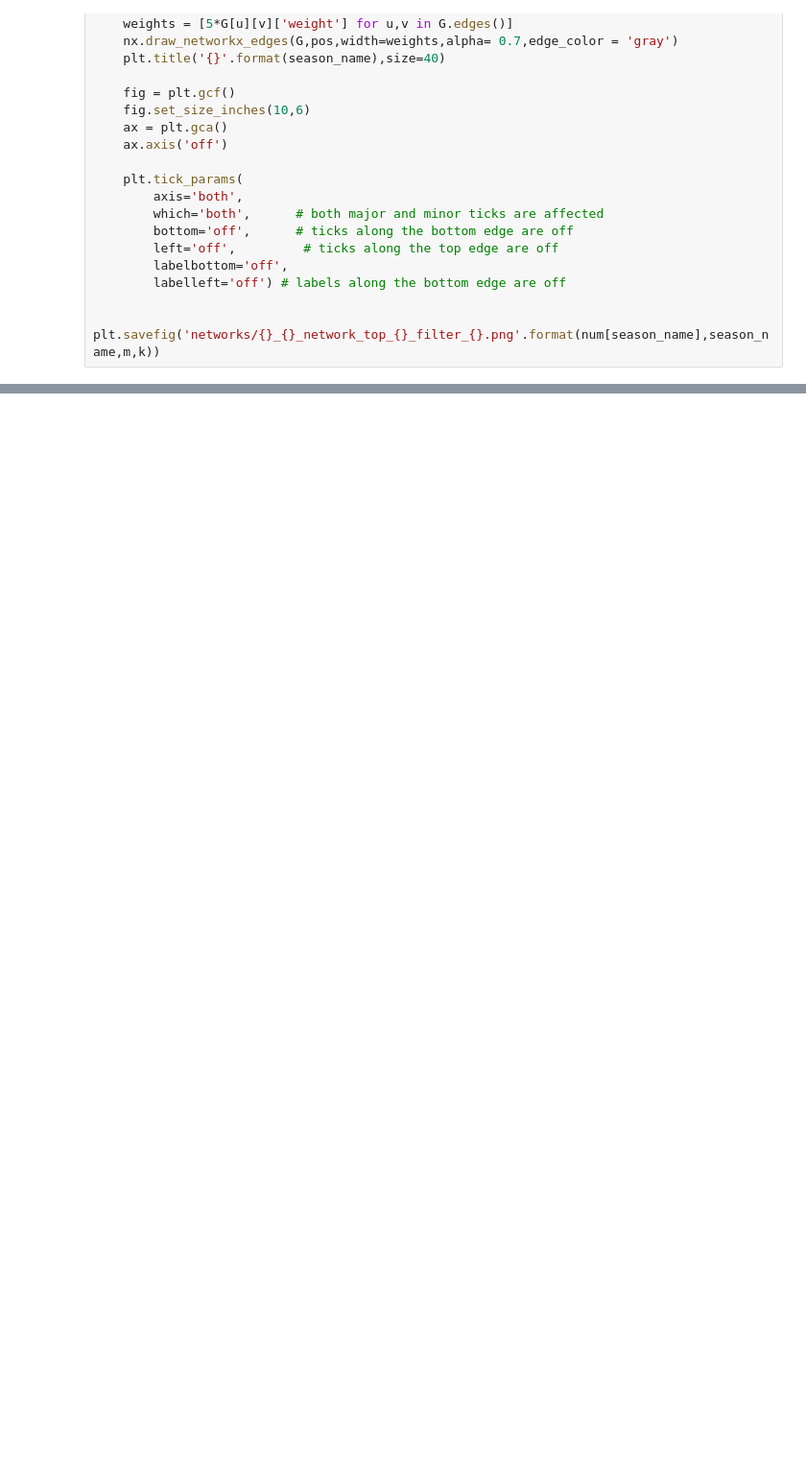
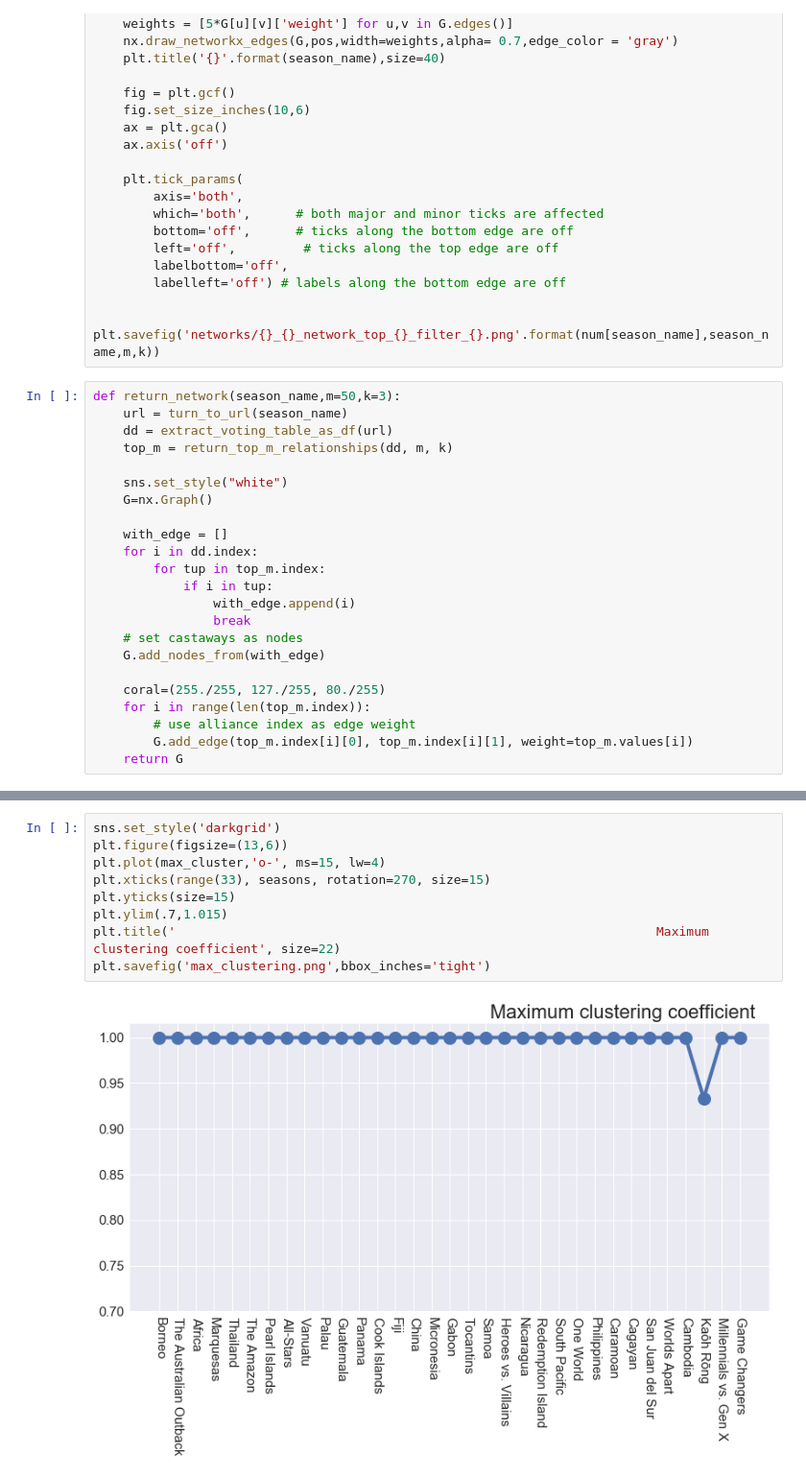
Before and after one commit to piocalderon/survivor-alliance-analysis, a Jupyter notebook: Survivor Alliance Network.ipynb, the cells around one changed output, grey strips where cells are left out. Shown: that part at 96% size. Drawn from its saved outputs; the diff is of its cells as text; blank space fills up the shorter version.

```diff
--- a/Survivor Alliance Network.ipynb
+++ b/Survivor Alliance Network.ipynb
@@ -415,6 +397,29 @@ def plot_network(season_name,m=50,k=3):
         labelleft='off') # labels along the bottom edge are off
 
     plt.savefig('networks/{}_{}_network_top_{}_filter_{}.png'.format(num[season_name],season_name,m,k))
+# %%
+def return_network(season_name,m=50,k=3):
+    url = turn_to_url(season_name)
+    dd = extract_voting_table_as_df(url)
+    top_m = return_top_m_relationships(dd, m, k)
+
+    sns.set_style("white")
+    G=nx.Graph()
+
+    with_edge = []
+    for i in dd.index:
+        for tup in top_m.index:
+            if i in tup:
+                with_edge.append(i)
+                break
+    # set castaways as nodes
+    G.add_nodes_from(with_edge)
+
+    coral=(255./255, 127./255, 80./255)
+    for i in range(len(top_m.index)):
+        # use alliance index as edge weight
+        G.add_edge(top_m.index[i][0], top_m.index[i][1], weight=top_m.values[i])
+    return G
 # %%
 seasons = ['Borneo', 'The Australian Outback', 'Africa', 'Marquesas', 'Thailand', 'The Amazon',
            'Pearl Islands', 'All-Stars', 'Vanuatu', 'Palau', 'Guatemala', 'Panama',
@@ -477,0 +500,11 @@ pp=return_affiliation_df(caramoan)
+# %%
+sns.set_style('darkgrid')
+plt.figure(figsize=(13,6))
+plt.plot(max_cluster,'o-', ms=15, lw=4)
+plt.xticks(range(33), seasons, rotation=270, size=15)
+plt.yticks(size=15)
+plt.ylim(.7,1.015)
+plt.title('                                                                Maximum clustering coefficient', size=22)
+plt.savefig('max_clustering.png',bbox_inches='tight')
+# %% [output]
+[figure, added]
```
Also changed, not shown: parts of 15 cells of this notebook, 41 other files.
